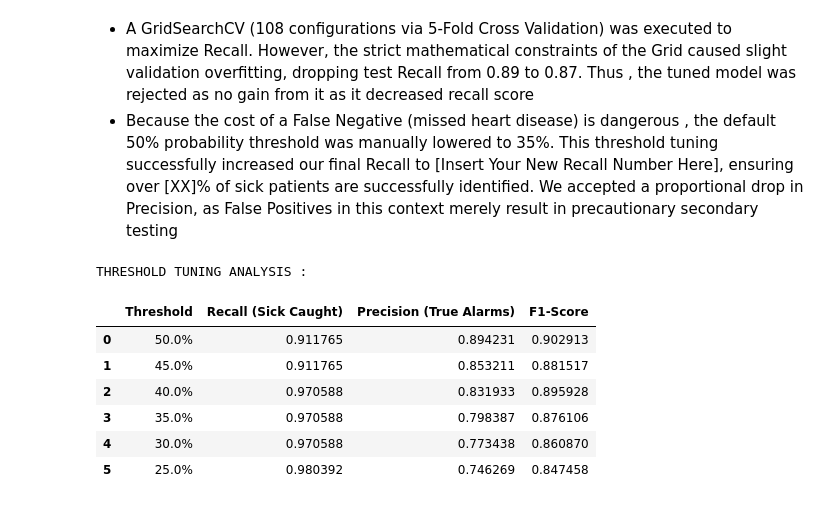
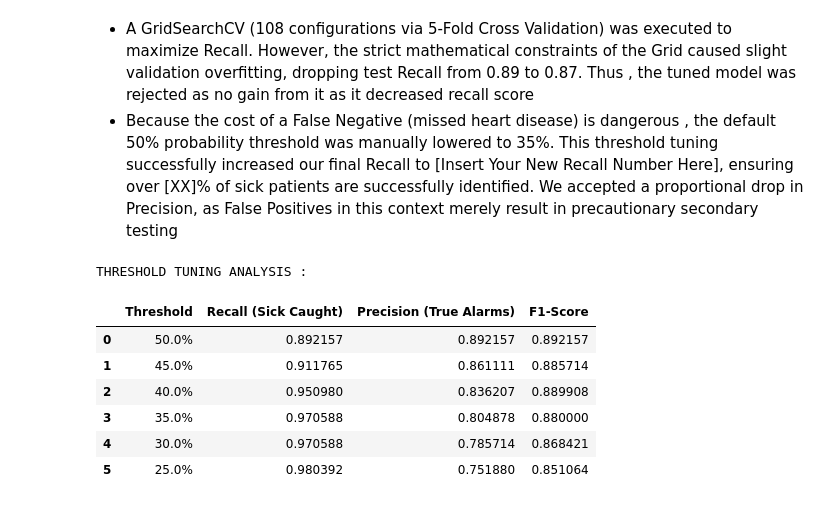
Before and after one commit to Tanish-30-08-2006/Heart-Disease-Prediction, a Jupyter notebook: notebooks/04_Model_Training_and_Verification.ipynb, the cells around one changed output. Cells and saved outputs as stored; diff of their text form; code cells hidden in the pictures.

```diff
--- a/notebooks/04_Model_Training_and_Verification.ipynb
+++ b/notebooks/04_Model_Training_and_Verification.ipynb
@@ -1574,37 +1574,37 @@ final_rf = RandomForestClassifier(n_estimators=100, random_state=42)
 final_rf.fit(X_train, y_train)
 
 # 2. Extract the raw probabilities instead of the hard 50% predictions
 y_prob_final = final_rf.predict_proba(X_test)[:, 1]
 
 #   decision thresholds
 thresholds = [0.50, 0.45, 0.40, 0.35, 0.30, 0.25]
 results = []
 
 for t in thresholds:
     #  If probability >= t, predict 1 (Sick). Else 0 (Healthy).
-    custom_preds = (y_prob_final >= t).astype(int)
+    custom_preds = (y_prob_final > t).astype(int)
 
     rec = recall_score(y_test, custom_preds)
     prec = precision_score(y_test, custom_preds)
     f1 = f1_score(y_test, custom_preds)
 
     results.append({
         'Threshold': f"{t*100}%",
         'Recall (Sick Caught)': rec,
         'Precision (True Alarms)': prec,
         'F1-Score': f1
     })
 
 
 threshold_df = pd.DataFrame(results)
 print("\nTHRESHOLD TUNING ANALYSIS : \n")
 display(threshold_df)
 # %% [output]
 THRESHOLD TUNING ANALYSIS :
 |  | Threshold | Recall (Sick Caught) | Precision (True Alarms) | F1-Score |
-| 0 | 50.0% | 0.911765 | 0.894231 | 0.902913 |
-| 1 | 45.0% | 0.911765 | 0.853211 | 0.881517 |
-| 2 | 40.0% | 0.970588 | 0.831933 | 0.895928 |
-| 3 | 35.0% | 0.970588 | 0.798387 | 0.876106 |
-| 4 | 30.0% | 0.970588 | 0.773438 | 0.860870 |
-| 5 | 25.0% | 0.980392 | 0.746269 | 0.847458 |
+| 0 | 50.0% | 0.892157 | 0.892157 | 0.892157 |
+| 1 | 45.0% | 0.911765 | 0.861111 | 0.885714 |
+| 2 | 40.0% | 0.950980 | 0.836207 | 0.889908 |
+| 3 | 35.0% | 0.970588 | 0.804878 | 0.880000 |
+| 4 | 30.0% | 0.970588 | 0.785714 | 0.868421 |
+| 5 | 25.0% | 0.980392 | 0.751880 | 0.851064 |
```
Also changed, not shown: parts of 2 cells of this notebook.
